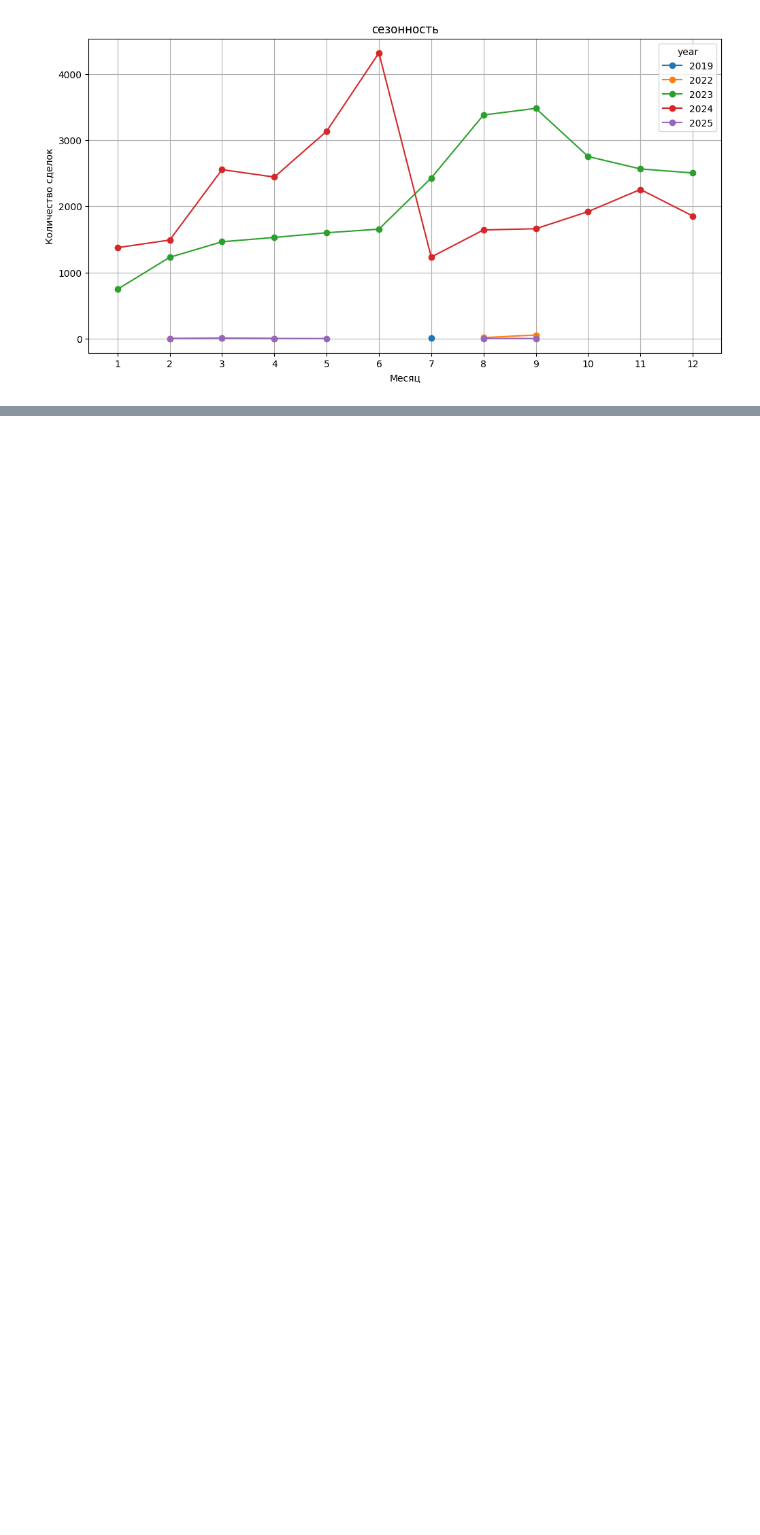
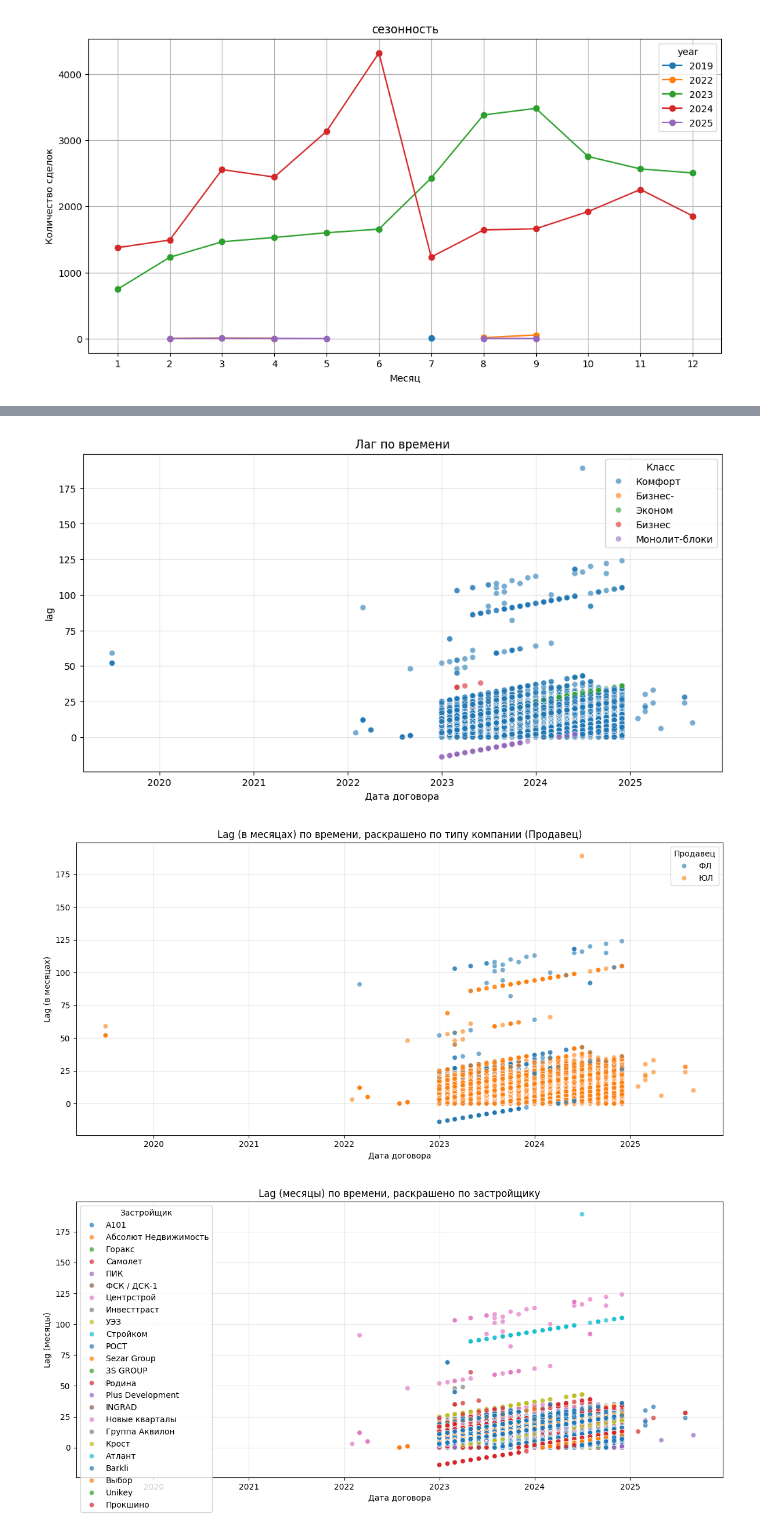
Before and after one commit to leofaraf/vibrosi, a Jupyter notebook: eda.ipynb, the cells around one changed output, grey strips where cells are left out. Drawn from its saved outputs; the diff is of its cells as text; code cells hidden in the pictures; blank space fills up the shorter version.

```diff
--- a/eda.ipynb
+++ b/eda.ipynb
@@ -35,0 +117,70 @@ plt.show()
+# %%
+import seaborn as sns
+
+df['Дата начала продаж'] = pd.to_datetime(
+    df['Дата начала продаж'],
+    format='mixed',
+    errors='coerce'
+)
+
+df['lag_months'] = (
+    (df['Дата договора (месяц.год)'].dt.year - df['Дата начала продаж'].dt.year) * 12 +
+    (df['Дата договора (месяц.год)'].dt.month - df['Дата начала продаж'].dt.month)
+)
+
+plt.figure(figsize=(12, 6))
+sns.scatterplot(
+    data=df,
+    x='Дата договора (месяц.год)',
+    y='lag_months',          # или 'lag_days'
+    hue='Класс',             # цвет по классу объекта
+    palette='tab10',         # красивая палитра
+    alpha=0.6
+)
+plt.title("Лаг по времени")
+plt.xlabel("Дата договора")
+plt.ylabel("lag")
+plt.grid(alpha=0.3)
+plt.show()
+
+plt.figure(figsize=(12, 6))
+
+sns.scatterplot(
+    data=df,
+    x='Дата договора (месяц.год)',
+    y='lag_months',
+    hue='Продавец',       # ← цвет по типу компании
+    palette='tab10',
+    alpha=0.6
+)
+
+plt.title("Lag (в месяцах) по времени, раскрашено по типу компании (Продавец)")
+plt.xlabel("Дата договора")
+plt.ylabel("Lag (в месяцах)")
+plt.grid(alpha=0.3)
+plt.legend(title='Продавец', loc='best')
+plt.tight_layout()
+plt.show()
+
+plt.figure(figsize=(12, 6))
+
+sns.scatterplot(
+    data=df,
+    x='Дата договора (месяц.год)',
+    y='lag_months',
+    hue='Застройщик',        # ← ЦВЕТ ПО НАЗВАНИЮ КОМПАНИИ
+    palette='tab10',
+    alpha=0.7
+)
+
+plt.title("Lag (месяцы) по времени, раскрашено по застройщику")
+plt.xlabel("Дата договора")
+plt.ylabel("Lag (месяцы)")
+plt.grid(alpha=0.3)
+plt.legend(title='Застройщик', loc='best')
+plt.tight_layout()
+plt.show()
+# %% [output]
+[figure, added]
+[figure, added]
+[figure, added]
```
Also changed, not shown: parts of 11 cells of this notebook.
